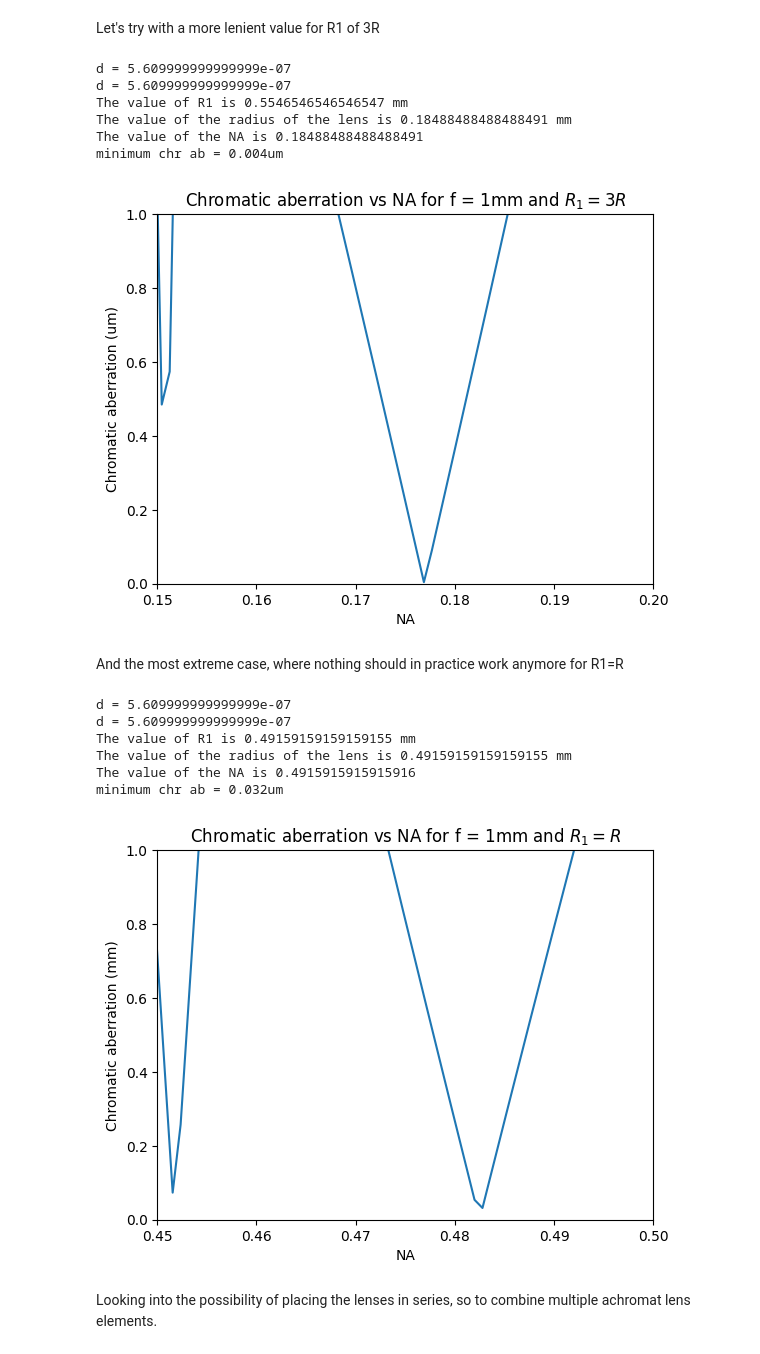
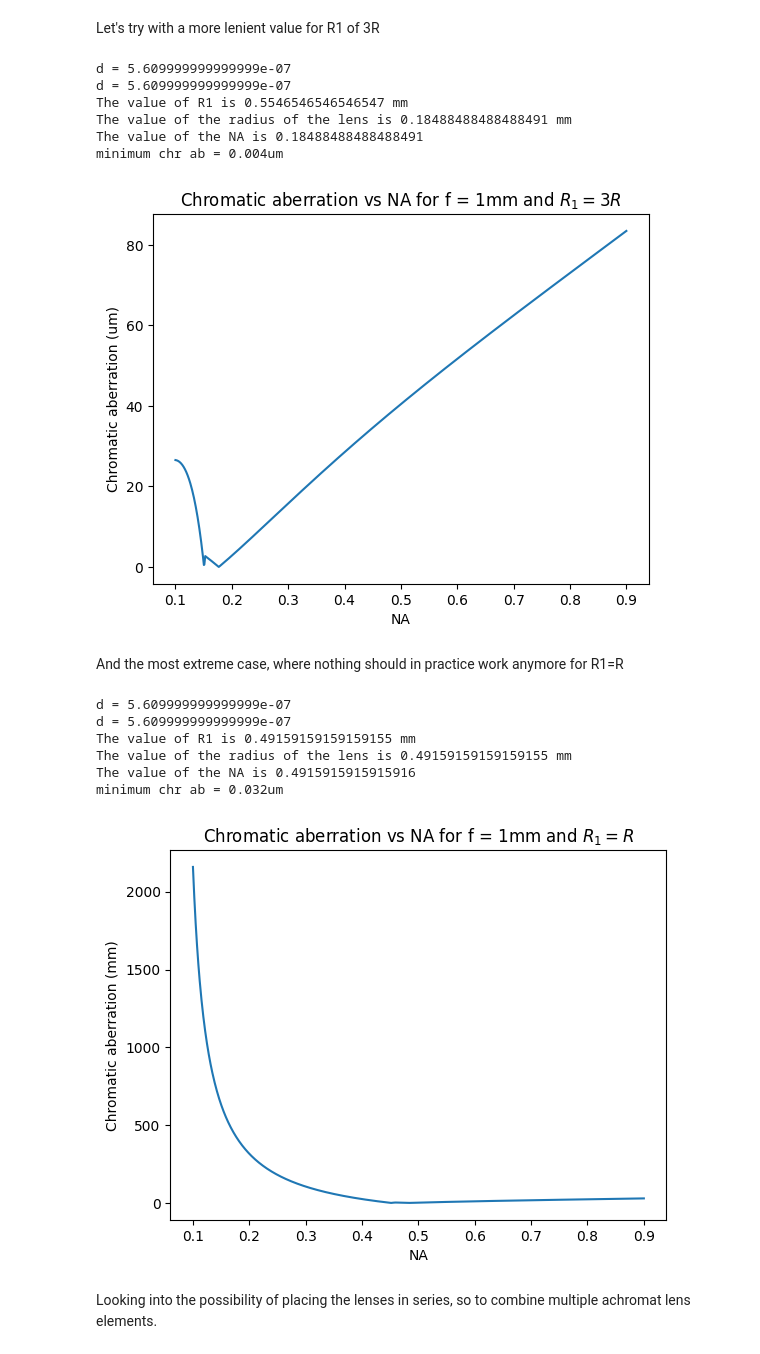
Before and after one commit to XenoGDC/Achromatic-lens-design-functions_GDC, a Jupyter notebook: Achromatic_lens_design.ipynb, the cells around one changed output. Saved outputs shown, nothing was run; the diff lists cells and outputs as text; code cells hidden in the pictures.

```diff
--- a/Achromatic_lens_design.ipynb
+++ b/Achromatic_lens_design.ipynb
@@ -262,8 +262,10 @@ def fr_calc(lam,R1):
     return fr_temp
 
 def fd_calc(lam,M,R,lam_min):
-    # f_temp = (R**2 - (M*lam*1e-6)**2)/(2*M*lam*1e-6)
+    '''lam refers to the wavelength in microns, whilst lam_min refers to the smallest zone given in meters.'''
+    # f_temp2 = (R**2 - (M*1e3*lam*1e-6)**2)/(2*M*1e3*lam*1e-6)
     f_temp = R*lam_min/(lam*1e-6) - M*lam*1e-6
+    # print(f'Before fd = {f_temp2}, After fd = {f_temp}')
     # print(f'fd = {f_temp}')
     # print(lam*1e-6)
     return f_temp
@@ -573,8 +585,8 @@ plt.plot(NA_vals,abs(Chromatic_abs*1e6))
 plt.xlabel('NA')
 plt.ylabel('Chromatic aberration (um)')
 plt.title('Chromatic aberration vs NA for f = 1mm and $R_1 = 3R$')
-plt.ylim(0,1)
-plt.xlim(0.15,0.2)
+# plt.ylim(0,1)
+# plt.xlim(0.15,0.2)
 
 #Find the value of R1 with Chromatic aberration of 1um
 for i in range(len(Chromatic_abs)):
@@ -591,35 +603,35 @@ The value of R1 is 0.5546546546546547 mm
 The value of the radius of the lens is 0.18488488488488491 mm
 The value of the NA is 0.18488488488488491
 minimum chr ab = 0.004um
-[figure, old version]
+[figure, new version]
 # %% [markdown]
 And the most extreme case, where nothing should in practice work anymore for R1=R
 # %%
 R1_vals = R_vals*1
 Chromatic_abs = achromat_test(lambd_f,lambd_d,lambd_c,R_vals,R1_vals,NA_vals,showvals=False)
 
 plt.plot(NA_vals,abs(Chromatic_abs*1e6))
 plt.xlabel('NA')
 plt.ylabel('Chromatic aberration (mm)')
 plt.title('Chromatic aberration vs NA for f = 1mm and $R_1 = R$')
-plt.ylim(0,1)
-plt.xlim(0.45,0.5)
+# plt.ylim(0,1)
+# plt.xlim(0.45,0.5)
 #Find the value of R1 with Chromatic aberration of 1um
 for i in range(len(Chromatic_abs)):
     if abs(Chromatic_abs[-i])*1e6 < 1:
         print(f'The value of R1 is {R1_vals[-i]*1000} mm')
         print(f'The value of the radius of the lens is {R_vals[-i]*1000} mm')
         print(f'The value of the NA is {NA_vals[-i]}')
         break
 print(f'minimum chr ab = {round(min(abs(Chromatic_abs))*1e6,3)}um')
 # %% [output]
 d = 5.609999999999999e-07
 d = 5.609999999999999e-07
 The value of R1 is 0.49159159159159155 mm
 The value of the radius of the lens is 0.49159159159159155 mm
 The value of the NA is 0.4915915915915916
 minimum chr ab = 0.032um
-[figure, old version]
+[figure, new version]
 # %% [markdown]
 Looking into the possibility of placing the lenses in series, so to combine multiple achromat lens elements.
 # %%
```
Also changed, not shown: parts of 2 cells of this notebook.
